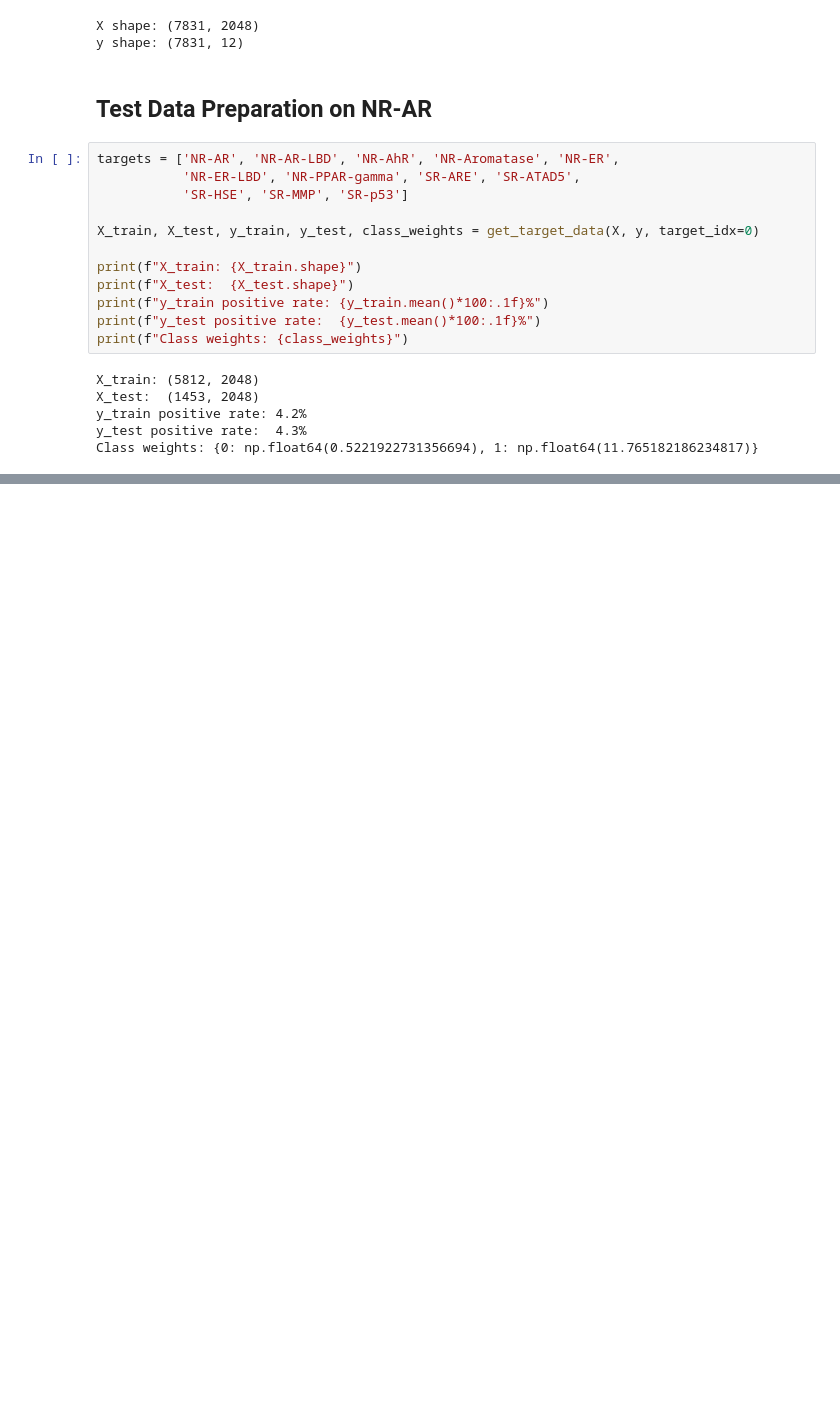
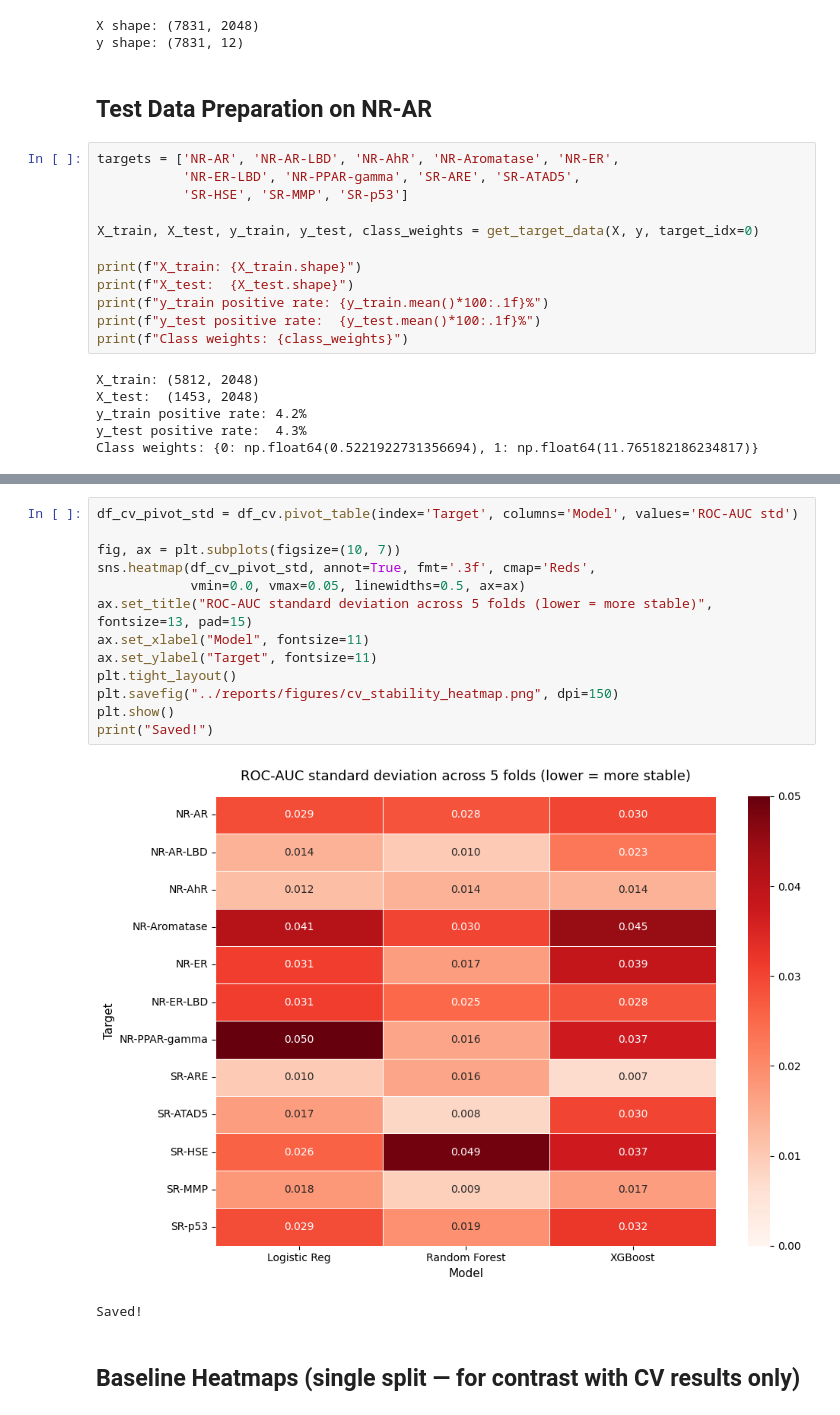
Before and after one commit to MoolChii/Tox21-QSAR, a Jupyter notebook: notebooks/03_modeling.ipynb, the cells around one changed output, grey strips where cells are left out. Drawn from its saved outputs; the diff is of its cells as text; blank space fills up the shorter version.

```diff
--- a/notebooks/03_modeling.ipynb
+++ b/notebooks/03_modeling.ipynb
@@ -38,0 +230,18 @@ Class weights: {0: np.float64(0.5221922731356694), 1: np.float64(11.765182186234
+# %%
+df_cv_pivot_std = df_cv.pivot_table(index='Target', columns='Model', values='ROC-AUC std')
+
+fig, ax = plt.subplots(figsize=(10, 7))
+sns.heatmap(df_cv_pivot_std, annot=True, fmt='.3f', cmap='Reds',
+            vmin=0.0, vmax=0.05, linewidths=0.5, ax=ax)
+ax.set_title("ROC-AUC standard deviation across 5 folds (lower = more stable)", fontsize=13, pad=15)
+ax.set_xlabel("Model", fontsize=11)
+ax.set_ylabel("Target", fontsize=11)
+plt.tight_layout()
+plt.savefig("../reports/figures/cv_stability_heatmap.png", dpi=150)
+plt.show()
+print("Saved!")
+# %% [output]
+[figure, added]
+Saved!
+# %% [markdown]
+## Baseline Heatmaps (single split — for contrast with CV results only)
```
Also changed, not shown: parts of 38 cells of this notebook, 2 other files.
